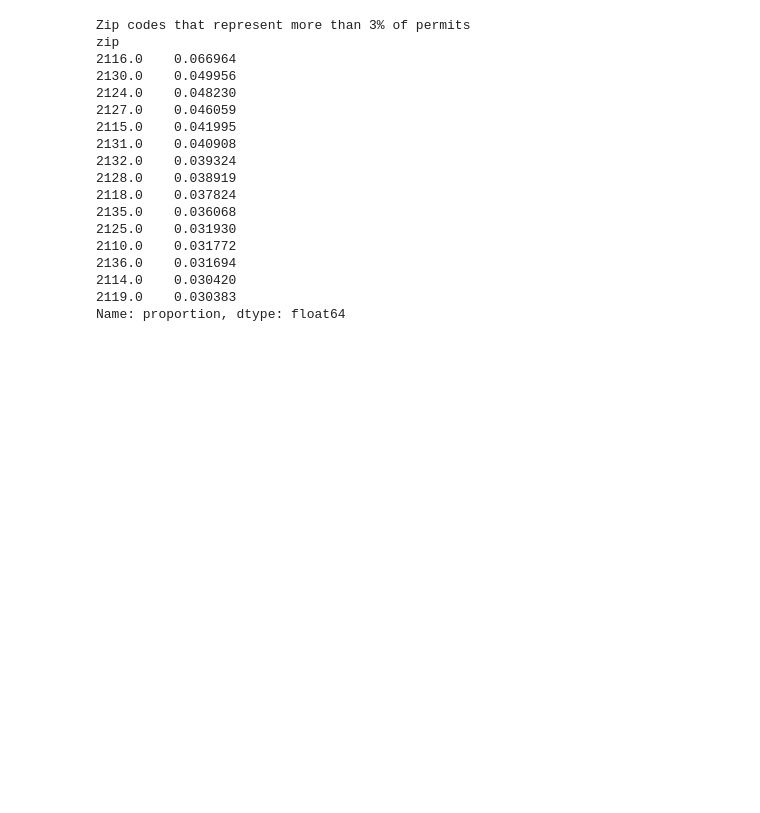
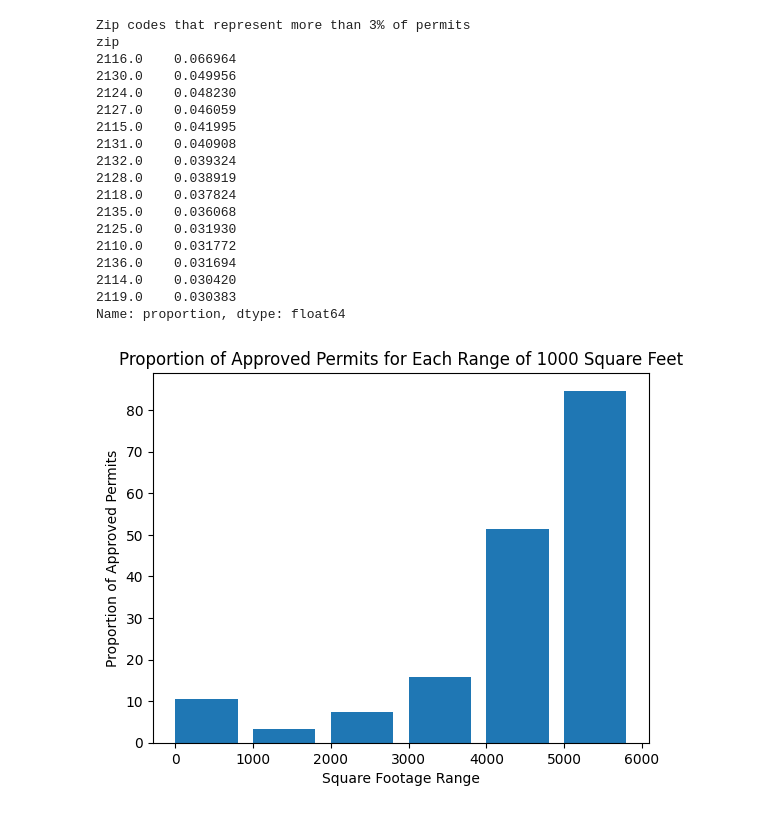
Before and after one commit to BU-Spark/ds-boston-permitting, a Jupyter notebook: fa23-team-c/Code/voting.ipynb, the cells around one changed output. Saved outputs shown, nothing was run; the diff lists cells and outputs as text; code cells hidden in the pictures; blank space fills up the shorter version.

```diff
--- a/fa23-team-c/Code/voting.ipynb
+++ b/fa23-team-c/Code/voting.ipynb
@@ -287,3 +285,22 @@ zip
 2114.0    0.030420
 2119.0    0.030383
 Name: proportion, dtype: float64
+# %%
+col = 'Residence_Addresses_Property_HomeSq_Footage'
+all_sq_feet = demographic_data_clean[col]
+approved_sq_feet = permits['sq_feet']
+
+bin_ranges = range(0, 7000, 1000)
+
+permits_grouped = approved_sq_feet.groupby(pd.cut(approved_sq_feet, bin_ranges)).count()
+voter_grouped = all_sq_feet.groupby(pd.cut(all_sq_feet, bin_ranges)).count()
+
+proportion_approved = permits_grouped / voter_grouped
+
+plt.bar(bin_ranges[:-1], proportion_approved, width=800, align='edge')
+plt.xlabel('Square Footage Range')
+plt.ylabel('Proportion of Approved Permits')
+plt.title('Proportion of Approved Permits for Each Range of 1000 Square Feet')
+plt.show()
+# %% [output]
+[figure, added]
```
Also changed, not shown: parts of 3 cells of this notebook.
